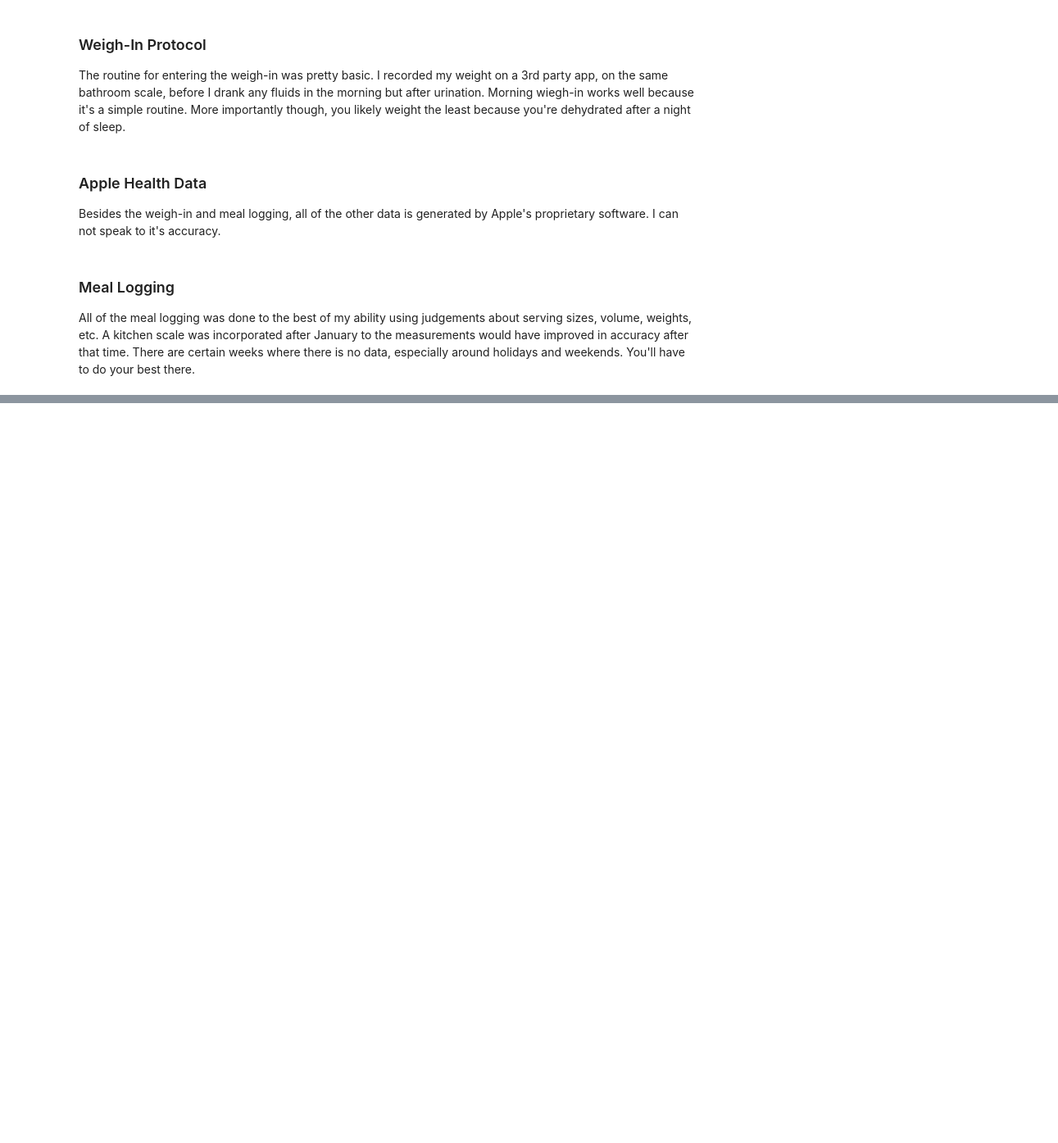
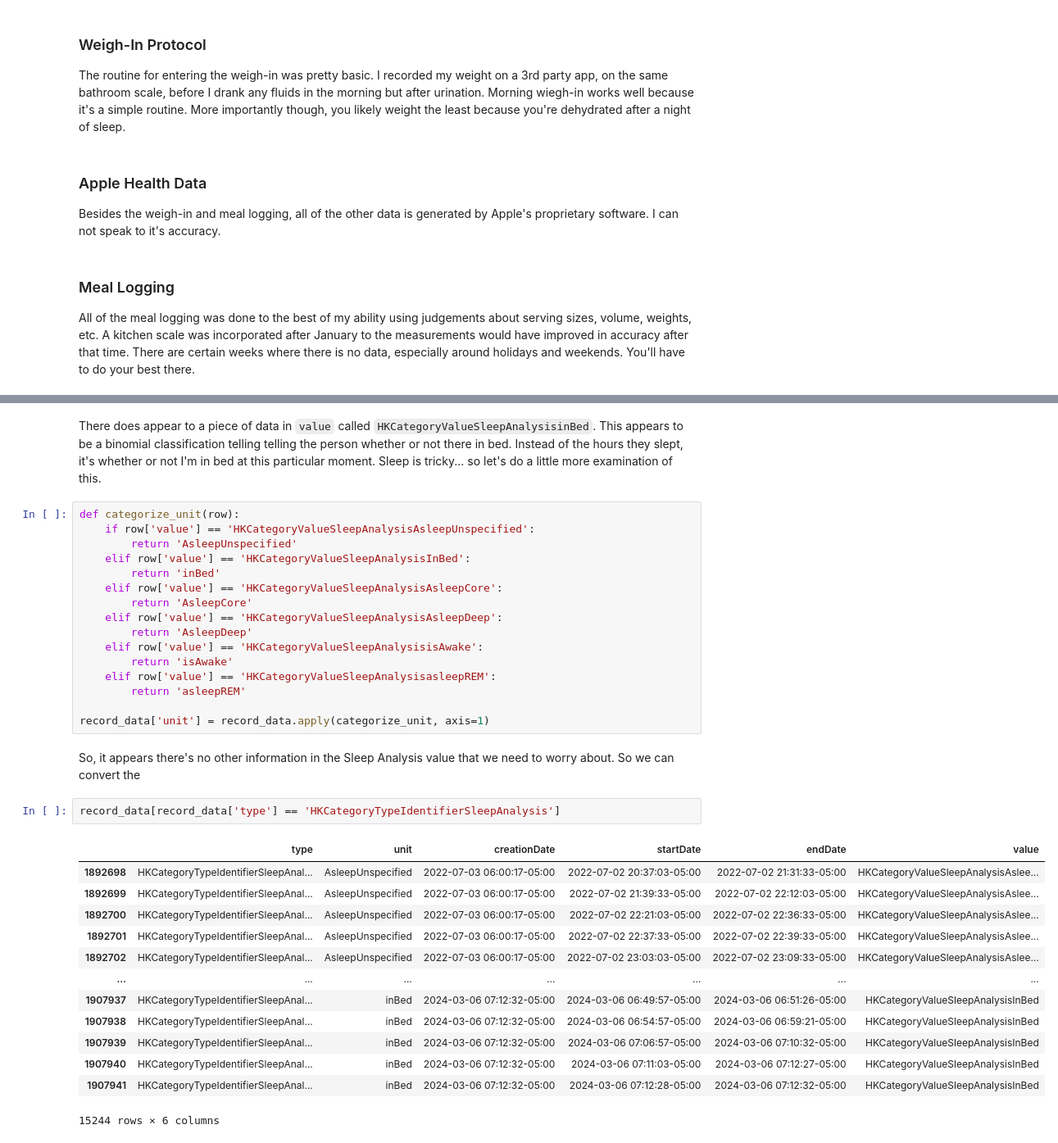
Before and after one commit to bennettandrewm/guess_my_weight, a Jupyter notebook: brainstorm.ipynb, the cells around one changed output, grey strips where cells are left out. Shown at 82% size. Cells and saved outputs as stored; diff of their text form; blank space fills up the shorter version.

```diff
--- a/brainstorm.ipynb
+++ b/brainstorm.ipynb
@@ -50,0 +150,36 @@ record_data.head()
+# %% [markdown]
+There does appear to a piece of data in `value` called `HKCategoryValueSleepAnalysisinBed`. This appears to be a binomial classification telling telling the person whether or not there in bed. Instead of the hours they slept, it's whether or not I'm in bed at this particular moment. Sleep is tricky... so let's do a little more examination of this.
+# %%
+def categorize_unit(row):
+    if row['value'] == 'HKCategoryValueSleepAnalysisAsleepUnspecified':
+        return 'AsleepUnspecified'
+    elif row['value'] == 'HKCategoryValueSleepAnalysisInBed':
+        return 'inBed'
+    elif row['value'] == 'HKCategoryValueSleepAnalysisAsleepCore':
+        return 'AsleepCore'
+    elif row['value'] == 'HKCategoryValueSleepAnalysisAsleepDeep':
+        return 'AsleepDeep'
+    elif row['value'] == 'HKCategoryValueSleepAnalysisisAwake':
+        return 'isAwake'
+    elif row['value'] == 'HKCategoryValueSleepAnalysisasleepREM':
+        return 'asleepREM'
+
+record_data['unit'] = record_data.apply(categorize_unit, axis=1)
+# %% [markdown]
+So, it appears there's no other information in the Sleep Analysis value that we need to worry about. So we can convert the
+# %%
+record_data[record_data['type'] == 'HKCategoryTypeIdentifierSleepAnalysis']
+# %% [output]
+|  | type | unit | creationDate | startDate | endDate | value |
+| 1892698 | HKCategoryTypeIdentifierSleepAnal... | AsleepUnspecified | 2022-07-03 06:00:17-05:00 | 2022-07-02 20:37:03-05:00 | 2022-07-02 21:31:33-05:00 | HKCategoryValueSleepAnalysisAslee... |
+| 1892699 | HKCategoryTypeIdentifierSleepAnal... | AsleepUnspecified | 2022-07-03 06:00:17-05:00 | 2022-07-02 21:39:33-05:00 | 2022-07-02 22:12:03-05:00 | HKCategoryValueSleepAnalysisAslee... |
+| 1892700 | HKCategoryTypeIdentifierSleepAnal... | AsleepUnspecified | 2022-07-03 06:00:17-05:00 | 2022-07-02 22:21:03-05:00 | 2022-07-02 22:36:33-05:00 | HKCategoryValueSleepAnalysisAslee... |
+| 1892701 | HKCategoryTypeIdentifierSleepAnal... | AsleepUnspecified | 2022-07-03 06:00:17-05:00 | 2022-07-02 22:37:33-05:00 | 2022-07-02 22:39:33-05:00 | HKCategoryValueSleepAnalysisAslee... |
+| 1892702 | HKCategoryTypeIdentifierSleepAnal... | AsleepUnspecified | 2022-07-03 06:00:17-05:00 | 2022-07-02 23:03:03-05:00 | 2022-07-02 23:09:33-05:00 | HKCategoryValueSleepAnalysisAslee... |
+| ... | ... | ... | ... | ... | ... | ... |
+| 1907937 | HKCategoryTypeIdentifierSleepAnal... | inBed | 2024-03-06 07:12:32-05:00 | 2024-03-06 06:49:57-05:00 | 2024-03-06 06:51:26-05:00 | HKCategoryValueSleepAnalysisInBed |
+| 1907938 | HKCategoryTypeIdentifierSleepAnal... | inBed | 2024-03-06 07:12:32-05:00 | 2024-03-06 06:54:57-05:00 | 2024-03-06 06:59:21-05:00 | HKCategoryValueSleepAnalysisInBed |
+| 1907939 | HKCategoryTypeIdentifierSleepAnal... | inBed | 2024-03-06 07:12:32-05:00 | 2024-03-06 07:06:57-05:00 | 2024-03-06 07:10:32-05:00 | HKCategoryValueSleepAnalysisInBed |
+| 1907940 | HKCategoryTypeIdentifierSleepAnal... | inBed | 2024-03-06 07:12:32-05:00 | 2024-03-06 07:11:03-05:00 | 2024-03-06 07:12:27-05:00 | HKCategoryValueSleepAnalysisInBed |
+| 1907941 | HKCategoryTypeIdentifierSleepAnal... | inBed | 2024-03-06 07:12:32-05:00 | 2024-03-06 07:12:28-05:00 | 2024-03-06 07:12:32-05:00 | HKCategoryValueSleepAnalysisInBed |
+15244 rows × 6 columns
```
Also changed, not shown: parts of 20 cells of this notebook.
